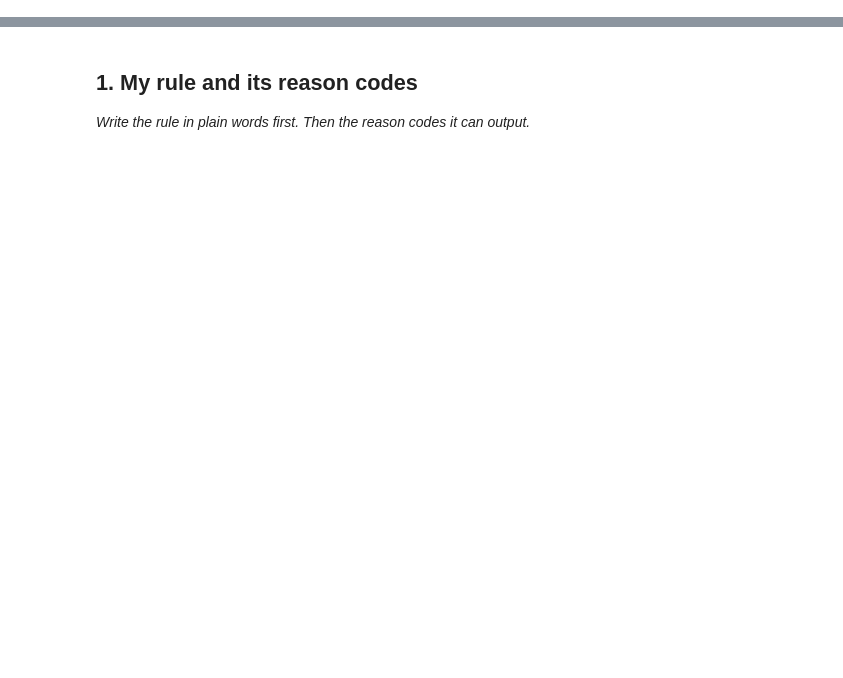
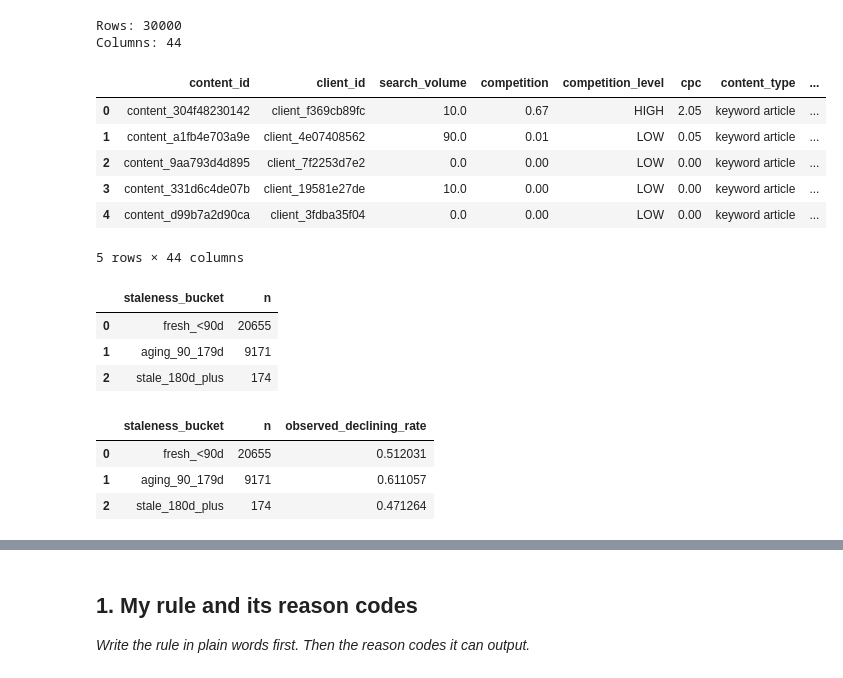
Before and after one commit to ashiba713/flyrank-ml-internship, a Jupyter notebook: work/notebooks/w04_baseline_score.ipynb, the cells around one changed output, grey strips where cells are left out. Cells and saved outputs as stored; diff of their text form; code cells hidden in the pictures; blank space fills up the shorter version.

```diff
--- a/work/notebooks/w04_baseline_score.ipynb
+++ b/work/notebooks/w04_baseline_score.ipynb
@@ -6,3 +6,69 @@
 This skeleton is yours to fill. Work the sections **in order** — each one has a one-line hint. Simple words, honest numbers.
 
 > Working with an AI assistant? Tell it to read `skills/README.md` first and load the one skill this assignment names on its card.
+# %%
+import pandas as pd
+import numpy as np
+
+# Load the anonymized starter dataset
+df = pd.read_csv('/content/content_refresh_anonymized.csv')
+
+print("Rows:", len(df))
+print("Columns:", len(df.columns))
+
+df.head()
+# %% [output]
+Rows: 30000
+Columns: 44
+|  | content_id | client_id | search_volume | competition | competition_level | cpc | content_type | ... |
+| 0 | content_304f48230142 | client_f369cb89fc | 10.0 | 0.67 | HIGH | 2.05 | keyword article | ... |
+| 1 | content_a1fb4e703a9e | client_4e07408562 | 90.0 | 0.01 | LOW | 0.05 | keyword article | ... |
+| 2 | content_9aa793d4d895 | client_7f2253d7e2 | 0.0 | 0.00 | LOW | 0.00 | keyword article | ... |
+| 3 | content_331d6c4de07b | client_19581e27de | 10.0 | 0.00 | LOW | 0.00 | keyword article | ... |
+| 4 | content_d99b7a2d90ca | client_3fdba35f04 | 0.0 | 0.00 | LOW | 0.00 | keyword article | ... |
+5 rows × 44 columns
+# %%
+# Signal 1: staleness buckets
+
+df["staleness_bucket"] = pd.cut(
+    df["days_since_last_update"],
+    bins=[-1, 89, 179, np.inf],
+    labels=["fresh_<90d", "aging_90_179d", "stale_180d_plus"]
+)
+
+staleness_table = (
+    df["staleness_bucket"]
+    .value_counts(dropna=False)
+    .sort_index()
+    .rename_axis("staleness_bucket")
+    .reset_index(name="n")
+)
+
+staleness_table
+# %% [output]
+|  | staleness_bucket | n |
+| 0 | fresh_<90d | 20655 |
+| 1 | aging_90_179d | 9171 |
+| 2 | stale_180d_plus | 174 |
+# %%
+# Observed decline rate within each staleness bucket
+
+df["is_declining_observed"] = (
+    df["trend_direction"] == "down"
+)
+
+staleness_signal_check = (
+    df.groupby("staleness_bucket", observed=False)
+      .agg(
+          n=("content_id", "size"),
+          observed_declining_rate=("is_declining_observed", "mean")
+      )
+      .reset_index()
+)
+
+staleness_signal_check
+# %% [output]
+|  | staleness_bucket | n | observed_declining_rate |
+| 0 | fresh_<90d | 20655 | 0.512031 |
+| 1 | aging_90_179d | 9171 | 0.611057 |
+| 2 | stale_180d_plus | 174 | 0.471264 |
```
Also changed, not shown: parts of 19 cells of this notebook.
